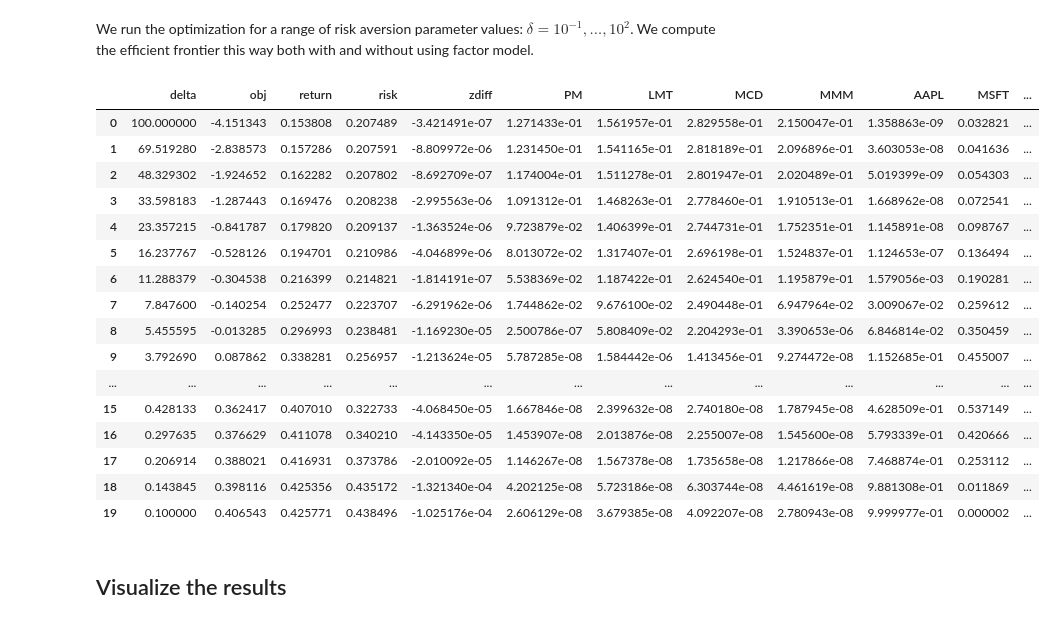
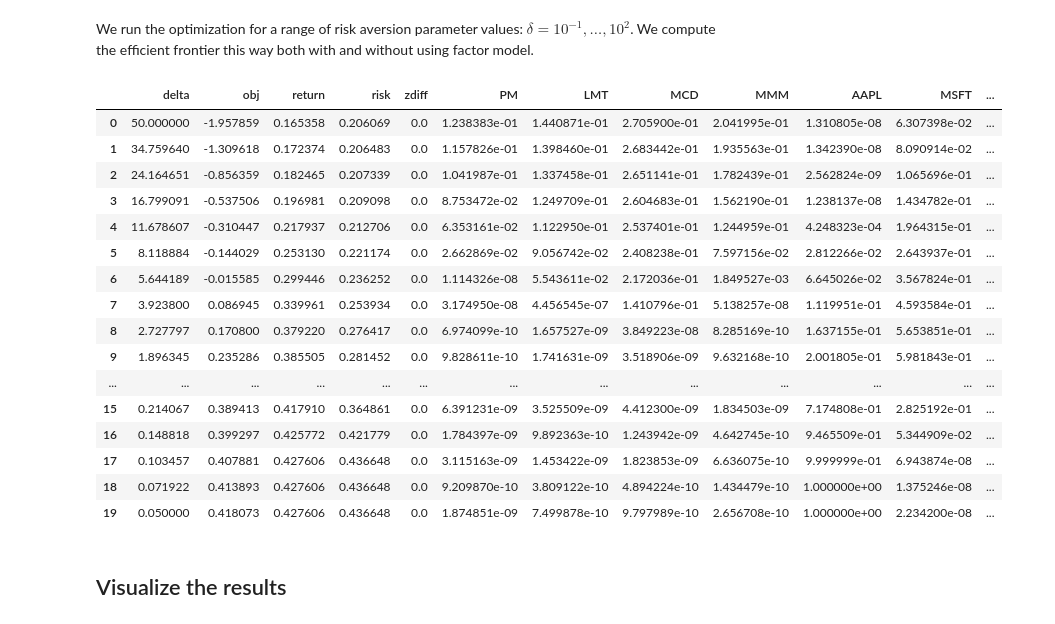
Before and after one commit to MOSEK/PortfolioOptimization, a Jupyter notebook: python/notebooks/ch10_robust_optimization_factor.ipynb, the cells around one changed output. Cells and saved outputs as stored; diff of their text form; code cells hidden in the pictures.

```diff
--- a/python/notebooks/ch10_robust_optimization_factor.ipynb
+++ b/python/notebooks/ch10_robust_optimization_factor.ipynb
@@ -341,28 +341,28 @@ zeta_z = 0.0
 We run the optimization for a range of risk aversion parameter values: $\delta = 10^{-1},\dots,10^{2}$. We compute the efficient frontier this way both with and without using factor model.
 # %%
 # Compute efficient frontier with and without factor model
-deltas = np.logspace(start=-1, stop=2, num=20)[::-1]
+deltas = np.logspace(start=-1, stop=2, num=20)[::-1] / 2
 df_result_orig = EfficientFrontier(N, mu0, gamma_z, beta0, Gmx, rho_z, diag_S_theta_upper, Q0, Nmx, zeta_z, deltas)
 df_result_robust = EfficientFrontier(N, mu0, gamma, beta0, Gmx, rho, diag_S_theta_upper, Q0, Nmx, zeta, deltas)
-df_result_robust
+df_result_orig
 # %% [output]
 |  | delta | obj | return | risk | zdiff | PM | LMT | MCD | MMM | AAPL | MSFT | ... |
-| 0 | 100.000000 | -4.151343 | 0.153808 | 0.207489 | -3.421491e-07 | 1.271433e-01 | 1.561957e-01 | 2.829558e-01 | 2.150047e-01 | 1.358863e-09 | 0.032821 | ... |
-| 1 | 69.519280 | -2.838573 | 0.157286 | 0.207591 | -8.809972e-06 | 1.231450e-01 | 1.541165e-01 | 2.818189e-01 | 2.096896e-01 | 3.603053e-08 | 0.041636 | ... |
-| 2 | 48.329302 | -1.924652 | 0.162282 | 0.207802 | -8.692709e-07 | 1.174004e-01 | 1.511278e-01 | 2.801947e-01 | 2.020489e-01 | 5.019399e-09 | 0.054303 | ... |
-| 3 | 33.598183 | -1.287443 | 0.169476 | 0.208238 | -2.995563e-06 | 1.091312e-01 | 1.468263e-01 | 2.778460e-01 | 1.910513e-01 | 1.668962e-08 | 0.072541 | ... |
-| 4 | 23.357215 | -0.841787 | 0.179820 | 0.209137 | -1.363524e-06 | 9.723879e-02 | 1.406399e-01 | 2.744731e-01 | 1.752351e-01 | 1.145891e-08 | 0.098767 | ... |
-| 5 | 16.237767 | -0.528126 | 0.194701 | 0.210986 | -4.046899e-06 | 8.013072e-02 | 1.317407e-01 | 2.696198e-01 | 1.524837e-01 | 1.124653e-07 | 0.136494 | ... |
-| 6 | 11.288379 | -0.304538 | 0.216399 | 0.214821 | -1.814191e-07 | 5.538369e-02 | 1.187422e-01 | 2.624540e-01 | 1.195879e-01 | 1.579056e-03 | 0.190281 | ... |
-| 7 | 7.847600 | -0.140254 | 0.252477 | 0.223707 | -6.291962e-06 | 1.744862e-02 | 9.676100e-02 | 2.490448e-01 | 6.947964e-02 | 3.009067e-02 | 0.259612 | ... |
-| 8 | 5.455595 | -0.013285 | 0.296993 | 0.238481 | -1.169230e-05 | 2.500786e-07 | 5.808409e-02 | 2.204293e-01 | 3.390653e-06 | 6.846814e-02 | 0.350459 | ... |
-| 9 | 3.792690 | 0.087862 | 0.338281 | 0.256957 | -1.213624e-05 | 5.787285e-08 | 1.584442e-06 | 1.413456e-01 | 9.274472e-08 | 1.152685e-01 | 0.455007 | ... |
+| 0 | 50.000000 | -1.957859 | 0.165358 | 0.206069 | 0.0 | 1.238383e-01 | 1.440871e-01 | 2.705900e-01 | 2.041995e-01 | 1.310805e-08 | 6.307398e-02 | ... |
+| 1 | 34.759640 | -1.309618 | 0.172374 | 0.206483 | 0.0 | 1.157826e-01 | 1.398460e-01 | 2.683442e-01 | 1.935563e-01 | 1.342390e-08 | 8.090914e-02 | ... |
+| 2 | 24.164651 | -0.856359 | 0.182465 | 0.207339 | 0.0 | 1.041987e-01 | 1.337458e-01 | 2.651141e-01 | 1.782439e-01 | 2.562824e-09 | 1.065696e-01 | ... |
+| 3 | 16.799091 | -0.537506 | 0.196981 | 0.209098 | 0.0 | 8.753472e-02 | 1.249709e-01 | 2.604683e-01 | 1.562190e-01 | 1.238137e-08 | 1.434782e-01 | ... |
+| 4 | 11.678607 | -0.310447 | 0.217937 | 0.212706 | 0.0 | 6.353161e-02 | 1.122950e-01 | 2.537401e-01 | 1.244959e-01 | 4.248323e-04 | 1.964315e-01 | ... |
+| 5 | 8.118884 | -0.144029 | 0.253130 | 0.221174 | 0.0 | 2.662869e-02 | 9.056742e-02 | 2.408238e-01 | 7.597156e-02 | 2.812266e-02 | 2.643937e-01 | ... |
+| 6 | 5.644189 | -0.015585 | 0.299446 | 0.236252 | 0.0 | 1.114326e-08 | 5.543611e-02 | 2.172036e-01 | 1.849527e-03 | 6.645026e-02 | 3.567824e-01 | ... |
+| 7 | 3.923800 | 0.086945 | 0.339961 | 0.253934 | 0.0 | 3.174950e-08 | 4.456545e-07 | 1.410796e-01 | 5.138257e-08 | 1.119951e-01 | 4.593584e-01 | ... |
+| 8 | 2.727797 | 0.170800 | 0.379220 | 0.276417 | 0.0 | 6.974099e-10 | 1.657527e-09 | 3.849223e-08 | 8.285169e-10 | 1.637155e-01 | 5.653851e-01 | ... |
+| 9 | 1.896345 | 0.235286 | 0.385505 | 0.281452 | 0.0 | 9.828611e-10 | 1.741631e-09 | 3.518906e-09 | 9.632168e-10 | 2.001805e-01 | 5.981843e-01 | ... |
 | ... | ... | ... | ... | ... | ... | ... | ... | ... | ... | ... | ... | ... |
-| 15 | 0.428133 | 0.362417 | 0.407010 | 0.322733 | -4.068450e-05 | 1.667846e-08 | 2.399632e-08 | 2.740180e-08 | 1.787945e-08 | 4.628509e-01 | 0.537149 | ... |
-| 16 | 0.297635 | 0.376629 | 0.411078 | 0.340210 | -4.143350e-05 | 1.453907e-08 | 2.013876e-08 | 2.255007e-08 | 1.545600e-08 | 5.793339e-01 | 0.420666 | ... |
-| 17 | 0.206914 | 0.388021 | 0.416931 | 0.373786 | -2.010092e-05 | 1.146267e-08 | 1.567378e-08 | 1.735658e-08 | 1.217866e-08 | 7.468874e-01 | 0.253112 | ... |
-| 18 | 0.143845 | 0.398116 | 0.425356 | 0.435172 | -1.321340e-04 | 4.202125e-08 | 5.723186e-08 | 6.303744e-08 | 4.461619e-08 | 9.881308e-01 | 0.011869 | ... |
-| 19 | 0.100000 | 0.406543 | 0.425771 | 0.438496 | -1.025176e-04 | 2.606129e-08 | 3.679385e-08 | 4.092207e-08 | 2.780943e-08 | 9.999977e-01 | 0.000002 | ... |
+| 15 | 0.214067 | 0.389413 | 0.417910 | 0.364861 | 0.0 | 6.391231e-09 | 3.525509e-09 | 4.412300e-09 | 1.834503e-09 | 7.174808e-01 | 2.825192e-01 | ... |
+| 16 | 0.148818 | 0.399297 | 0.425772 | 0.421779 | 0.0 | 1.784397e-09 | 9.892363e-10 | 1.243942e-09 | 4.642745e-10 | 9.465509e-01 | 5.344909e-02 | ... |
+| 17 | 0.103457 | 0.407881 | 0.427606 | 0.436648 | 0.0 | 3.115163e-09 | 1.453422e-09 | 1.823853e-09 | 6.636075e-10 | 9.999999e-01 | 6.943874e-08 | ... |
+| 18 | 0.071922 | 0.413893 | 0.427606 | 0.436648 | 0.0 | 9.209870e-10 | 3.809122e-10 | 4.894224e-10 | 1.434479e-10 | 1.000000e+00 | 1.375246e-08 | ... |
+| 19 | 0.050000 | 0.418073 | 0.427606 | 0.436648 | 0.0 | 1.874851e-09 | 7.499878e-10 | 9.797989e-10 | 2.656708e-10 | 1.000000e+00 | 2.234200e-08 | ... |
 # %%
 # Set small negatives to zero to make plotting work
 mask = df_result_orig < 0
```
Also changed, not shown: parts of 2 cells of this notebook, 4 other files.
